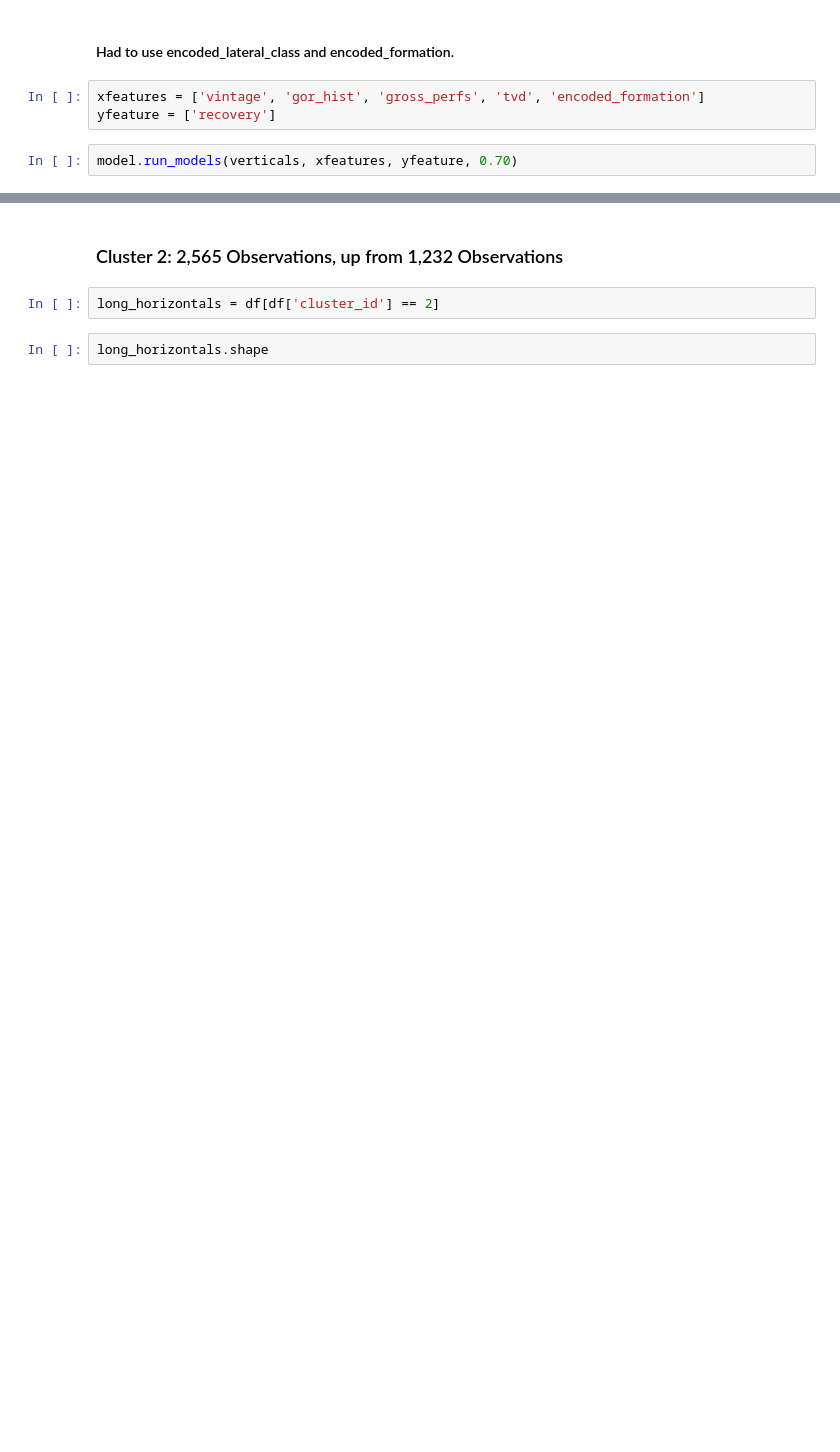
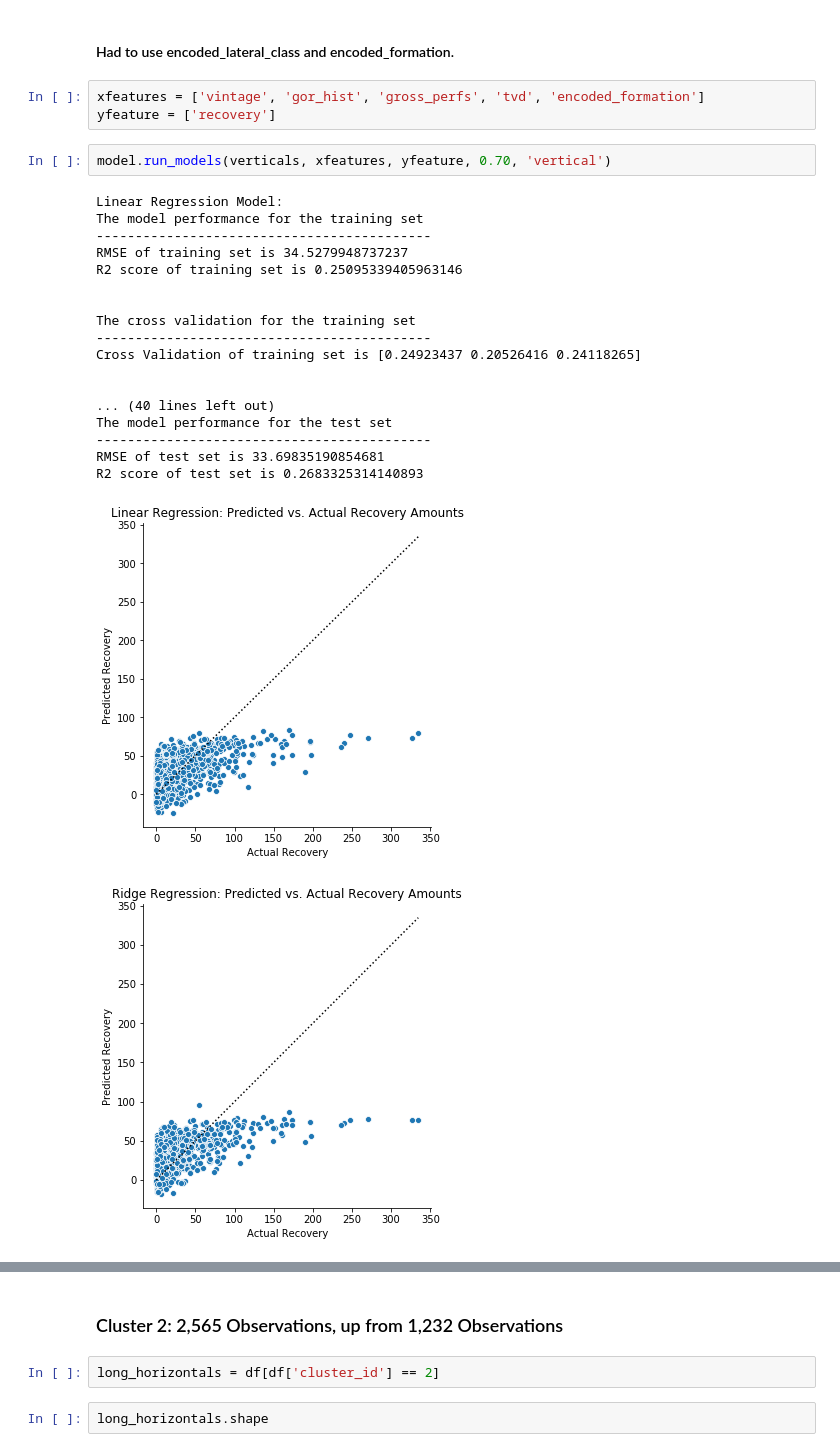
Before and after one commit to duc-analytica/DUC, a Jupyter notebook: model.ipynb, the cells around one changed output, grey strips where cells are left out. Saved outputs shown, nothing was run; the diff lists cells and outputs as text; blank space fills up the shorter version.

```diff
--- a/model.ipynb
+++ b/model.ipynb
@@ -155,4 +321,24 @@ feature_list
 xfeatures = ['vintage', 'gor_hist', 'gross_perfs', 'tvd', 'encoded_formation']
 yfeature = ['recovery']
 # %%
-model.run_models(verticals, xfeatures, yfeature, 0.70)
+model.run_models(verticals, xfeatures, yfeature, 0.70, 'vertical')
+# %% [output]
+Linear Regression Model:
+The model performance for the training set
+-------------------------------------------
+RMSE of training set is 34.5279948737237
+R2 score of training set is 0.25095339405963146
+
+
+The cross validation for the training set
+-------------------------------------------
+Cross Validation of training set is [0.24923437 0.20526416 0.24118265]
+
+
+... (40 lines left out)
+The model performance for the test set
+-------------------------------------------
+RMSE of test set is 33.69835190854681
+R2 score of test set is 0.2683325314140893
+[figure, added]
+[figure, added]
```
Also changed, not shown: parts of 23 cells of this notebook.
